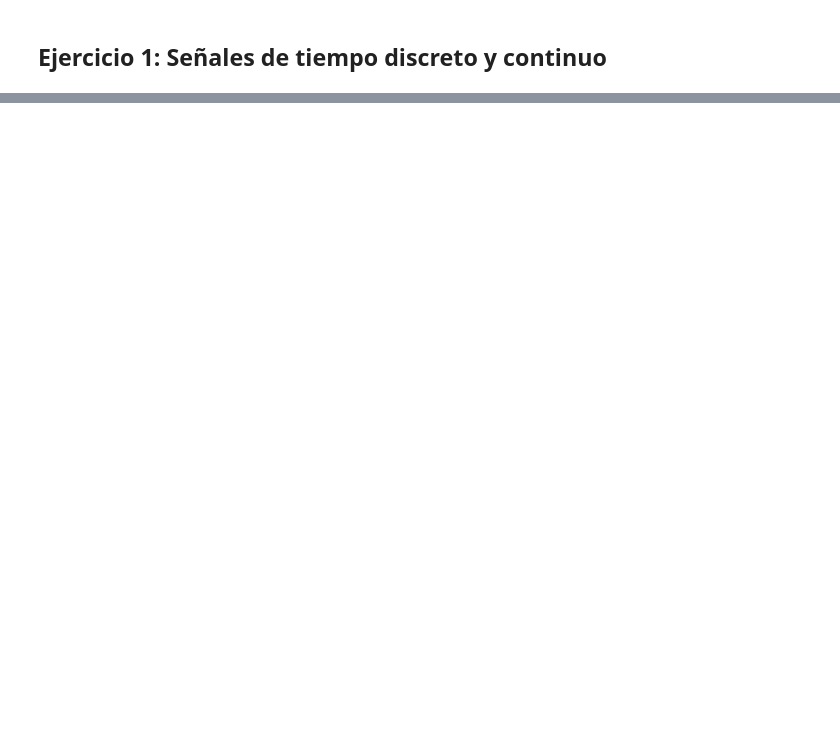
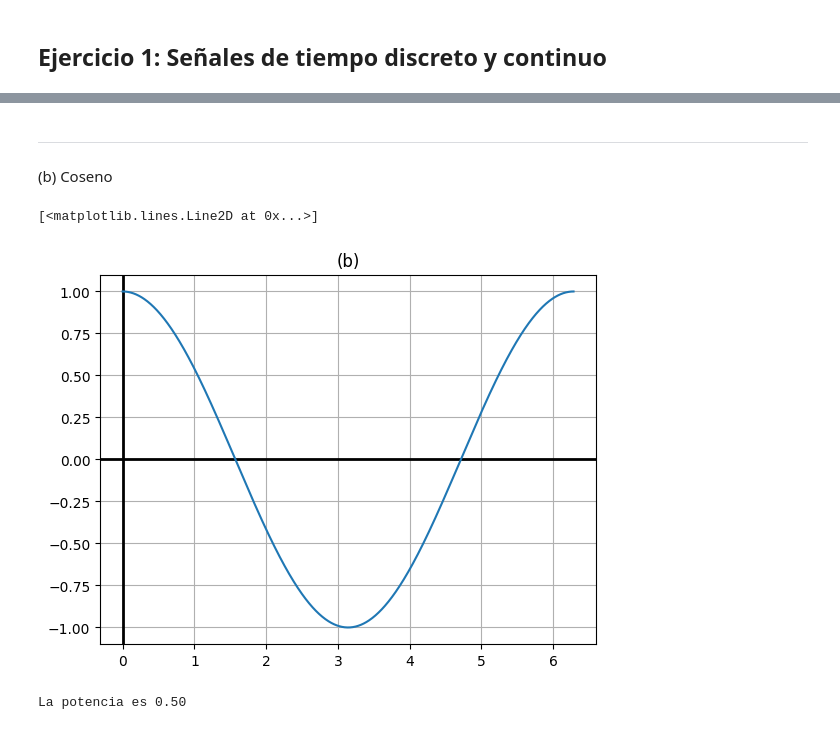
Before and after one commit to FacundoLG/tpl2-ASyS, a Jupyter notebook: ASYS_TPL2_G4_EJ1.ipynb, the cells around one changed output, grey strips where cells are left out. Cells and saved outputs as stored; diff of their text form; code cells hidden in the pictures; blank space fills up the shorter version.

```diff
--- a/ASYS_TPL2_G4_EJ1.ipynb
+++ b/ASYS_TPL2_G4_EJ1.ipynb
@@ -17,0 +38,21 @@ plt.plot(t,u(t)-u(t-2))
+# %% [markdown]
+---
+# %% [markdown]
+(b) Coseno
+# %%
+T = 2*PI
+
+t = np.linspace(0,T,1000)
+x = np.cos(t)
+
+plt.title("(b)")
+basic_styles(plt)
+plt.plot(t,x)
+# %% [output]
+[<matplotlib.lines.Line2D at 0x...>]
+[figure, added]
+# %%
+potencia = (1/T)*integrate.simpson(x**2,t)
+print(f"La potencia es {potencia:.2f}")
+# %% [output]
+La potencia es 0.50
```
Also changed, not shown: parts of 14 cells of this notebook.
